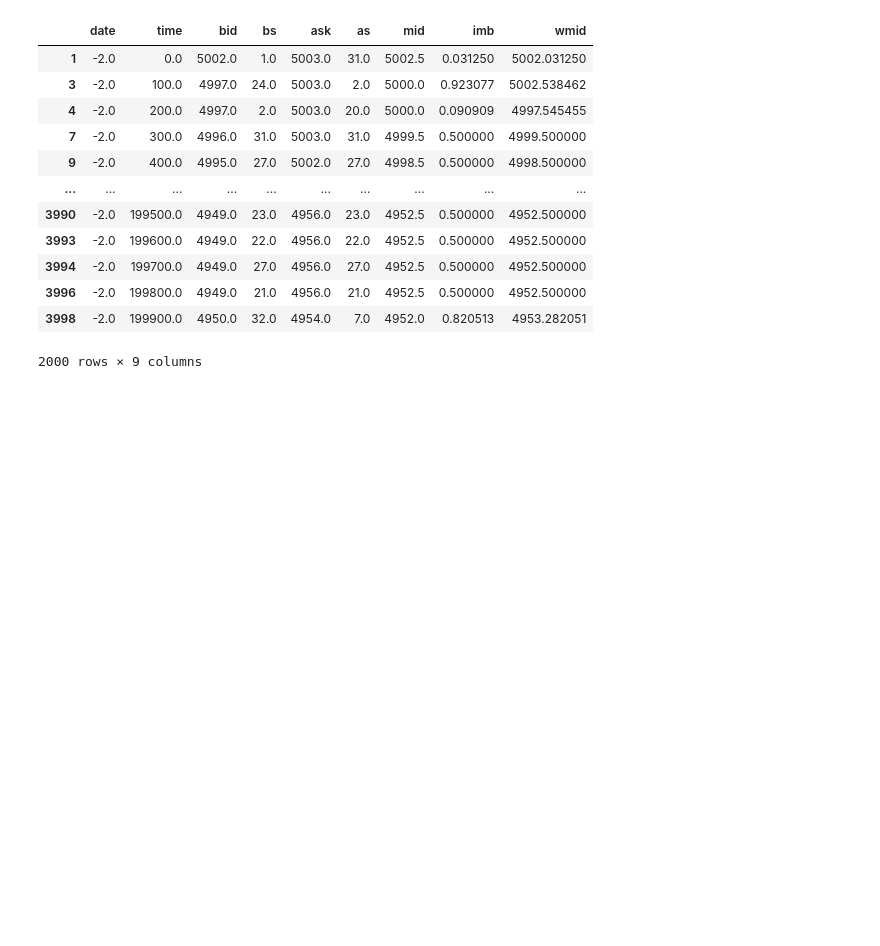
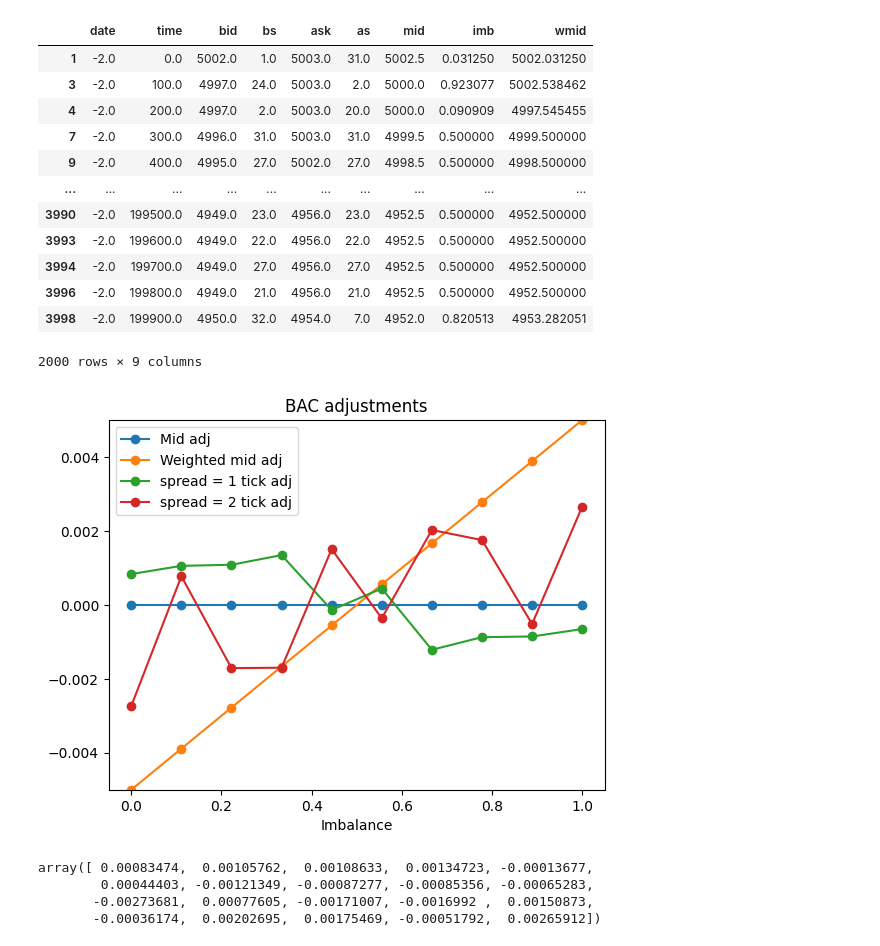
Before and after one commit to levladiator/Prosperity, a Jupyter notebook: src/csvAnalyzer.ipynb, the cells around one changed output. Cells and saved outputs as stored; diff of their text form; code cells hidden in the pictures; blank space fills up the shorter version.

```diff
--- a/src/csvAnalyzer.ipynb
+++ b/src/csvAnalyzer.ipynb
@@ -70,0 +147,37 @@ get_df(csv_file_path, 1)
+# %%
+def plot_Gstar(ticker,G1,B,T):
+    G2=np.dot(B,G1)+G1
+    G3=G2+np.dot(np.dot(B,B),G1)
+    G4=G3+np.dot(np.dot(np.dot(B,B),B),G1)
+    G5=G4+np.dot(np.dot(np.dot(np.dot(B,B),B),B),G1)
+    G6=G5+np.dot(np.dot(np.dot(np.dot(np.dot(B,B),B),B),B),G1)
+    plt.plot(imb,np.linspace(-0.005,0.005,n_imb)*0,label='Mid adj',marker='o')
+    plt.plot(imb,np.linspace(-0.005,0.005,n_imb),label='Weighted mid adj',marker='o')
+    for i in range(0,n_spread):
+        plt.plot(imb,G6[(0+i*n_imb):(n_imb+i*n_imb)],label="spread = "+str(i+1)+" tick adj",marker='o')
+    plt.ylim(-0.005,0.005)
+    plt.legend(loc='upper left')
+    plt.title(ticker+' adjustments')
+    plt.xlabel('Imbalance')
+    return G6
+# %%
+n_imb=10
+n_spread=2
+dt=1
+pd.set_option('mode.chained_assignment', None)
+data=get_df(csv_file_path, 1)
+ticker='BAC'
+T,ticksize=prep_data_sym(data,n_imb,dt,n_spread)
+# %%
+imb=np.linspace(0,1,n_imb)
+G1,B,Q,Q2,R1,R2,K=estimate(T)
+G6=plot_Gstar(ticker,G1,B,T)
+# %% [output]
+[figure, added]
+# %%
+G6
+# %% [output]
+array([ 0.00083474,  0.00105762,  0.00108633,  0.00134723, -0.00013677,
+        0.00044403, -0.00121349, -0.00087277, -0.00085356, -0.00065283,
+       -0.00273681,  0.00077605, -0.00171007, -0.0016992 ,  0.00150873,
+       -0.00036174,  0.00202695,  0.00175469, -0.00051792,  0.00265912])
```
Also changed, not shown: parts of 5 cells of this notebook, 2 other files.
